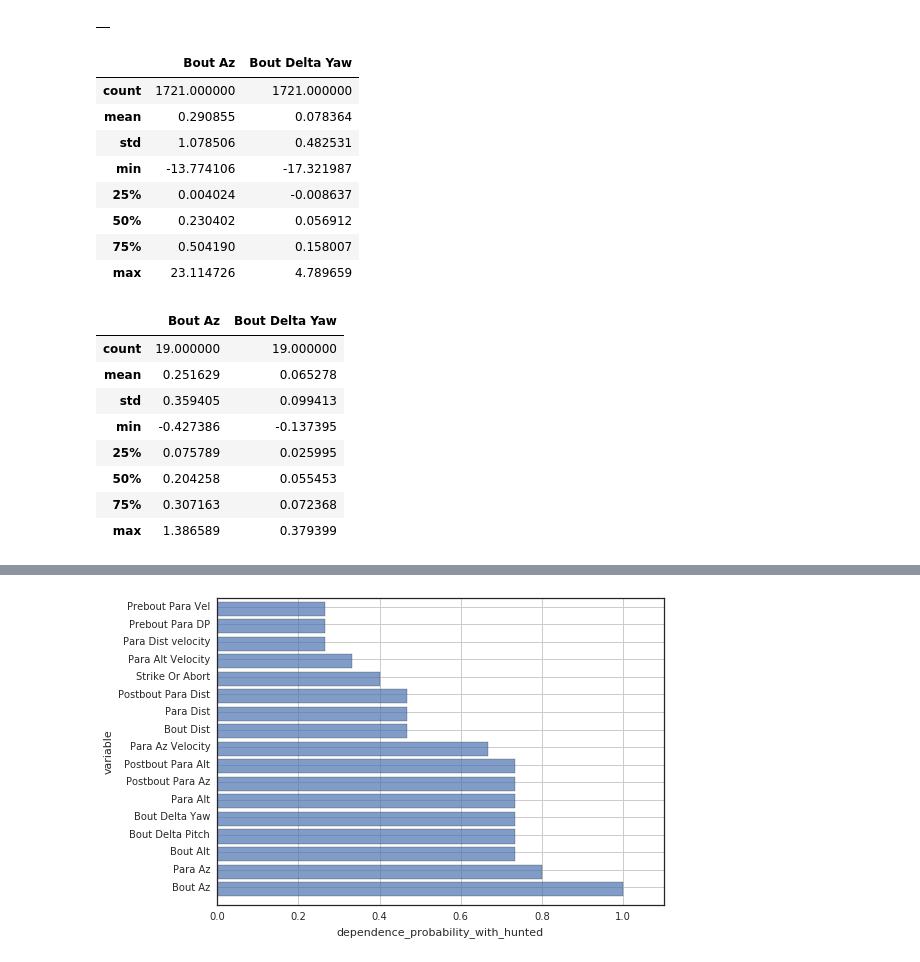
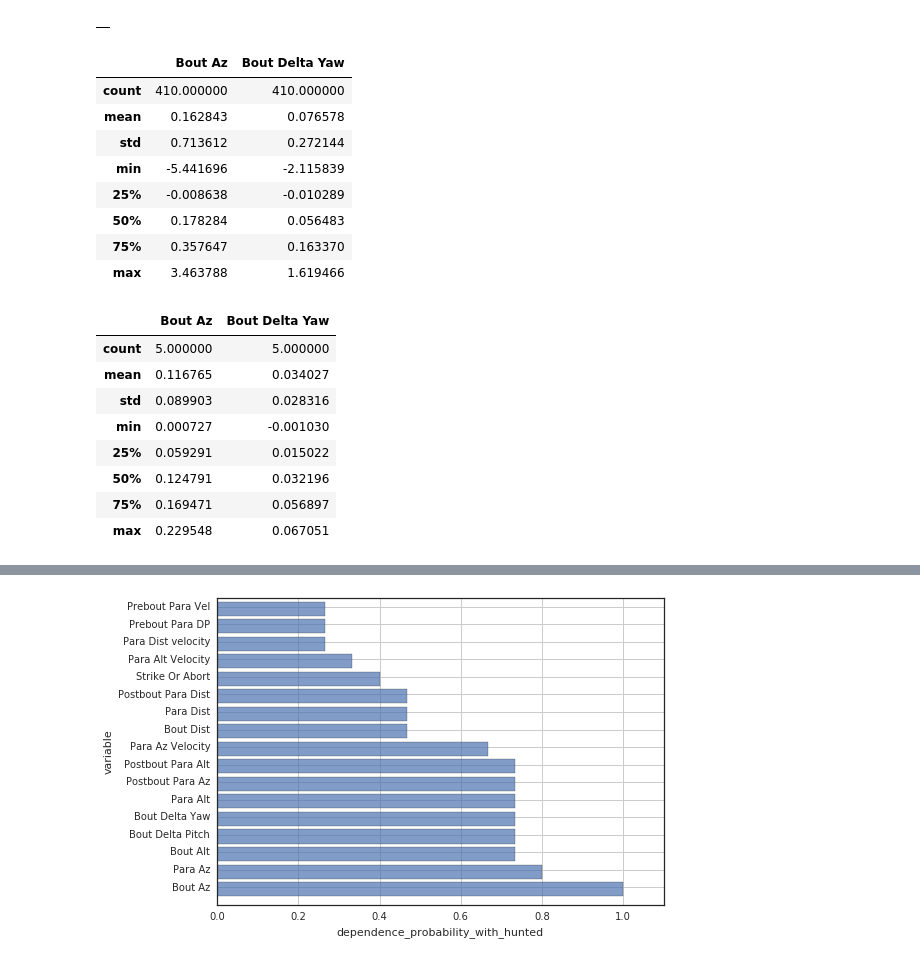
Before and after one commit to elifesciences-publications/PreycapMaster, a Jupyter notebook: Inversion_Analysis.ipynb, the cells around one changed output, grey strips where cells are left out. Saved outputs shown, nothing was run; the diff lists cells and outputs as text; code cells hidden in the pictures.

```diff
--- a/Inversion_Analysis.ipynb
+++ b/Inversion_Analysis.ipynb
@@ -67,31 +68,31 @@ CREATE TABLE "temp" AS
 # %% [output]
 |  |
 # %%
-df = %bql SELECT "Bout Az", "Bout Delta Yaw" FROM "temp" WHERE "Para Az Velocity" > 0 AND "Para Az" BETWEEN 0 AND 1
+df = %bql SELECT "Bout Az", "Bout Delta Yaw" FROM "temp" WHERE "Para Az Velocity" > 0 AND "Para Az" BETWEEN 0 AND .1
 df.describe()
 # %% [output]
 |  | Bout Az | Bout Delta Yaw |
-| count | 1721.000000 | 1721.000000 |
-| mean | 0.290855 | 0.078364 |
-| std | 1.078506 | 0.482531 |
-| min | -13.774106 | -17.321987 |
-| 25% | 0.004024 | -0.008637 |
-| 50% | 0.230402 | 0.056912 |
-| 75% | 0.504190 | 0.158007 |
-| max | 23.114726 | 4.789659 |
+| count | 410.000000 | 410.000000 |
+| mean | 0.162843 | 0.076578 |
+| std | 0.713612 | 0.272144 |
+| min | -5.441696 | -2.115839 |
+| 25% | -0.008638 | -0.010289 |
+| 50% | 0.178284 | 0.056483 |
+| 75% | 0.357647 | 0.163370 |
+| max | 3.463788 | 1.619466 |
 # %%
-df = %bql SELECT "Bout Az", "Bout Delta Yaw" FROM bout_table WHERE "Para Az Velocity" < 0 AND "Para Az" BETWEEN 0 AND 1
+df = %bql SELECT "Bout Az", "Bout Delta Yaw" FROM bout_table WHERE "Para Az Velocity" < 0 AND "Para Az" BETWEEN 0 AND .05
 df.describe()
 # %% [output]
 |  | Bout Az | Bout Delta Yaw |
-| count | 19.000000 | 19.000000 |
-| mean | 0.251629 | 0.065278 |
-| std | 0.359405 | 0.099413 |
-| min | -0.427386 | -0.137395 |
-| 25% | 0.075789 | 0.025995 |
-| 50% | 0.204258 | 0.055453 |
-| 75% | 0.307163 | 0.072368 |
-| max | 1.386589 | 0.379399 |
+| count | 5.000000 | 5.000000 |
+| mean | 0.116765 | 0.034027 |
+| std | 0.089903 | 0.028316 |
+| min | 0.000727 | -0.001030 |
+| 25% | 0.059291 | 0.015022 |
+| 50% | 0.124791 | 0.032196 |
+| 75% | 0.169471 | 0.056897 |
+| max | 0.229548 | 0.067051 |
 # %%
 %%bql
 .interactive_pairplot --population=bout_population
```
Also changed, not shown: parts of 3 cells of this notebook, 5 other files.
